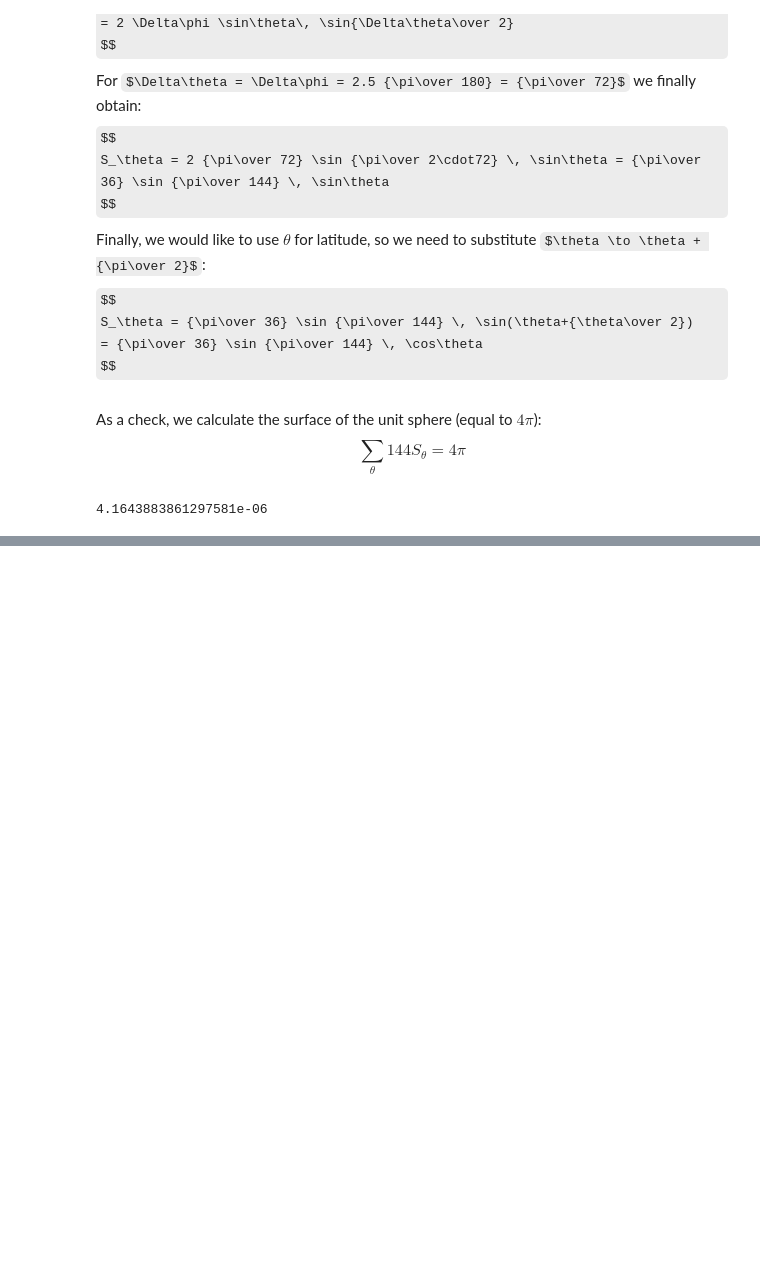
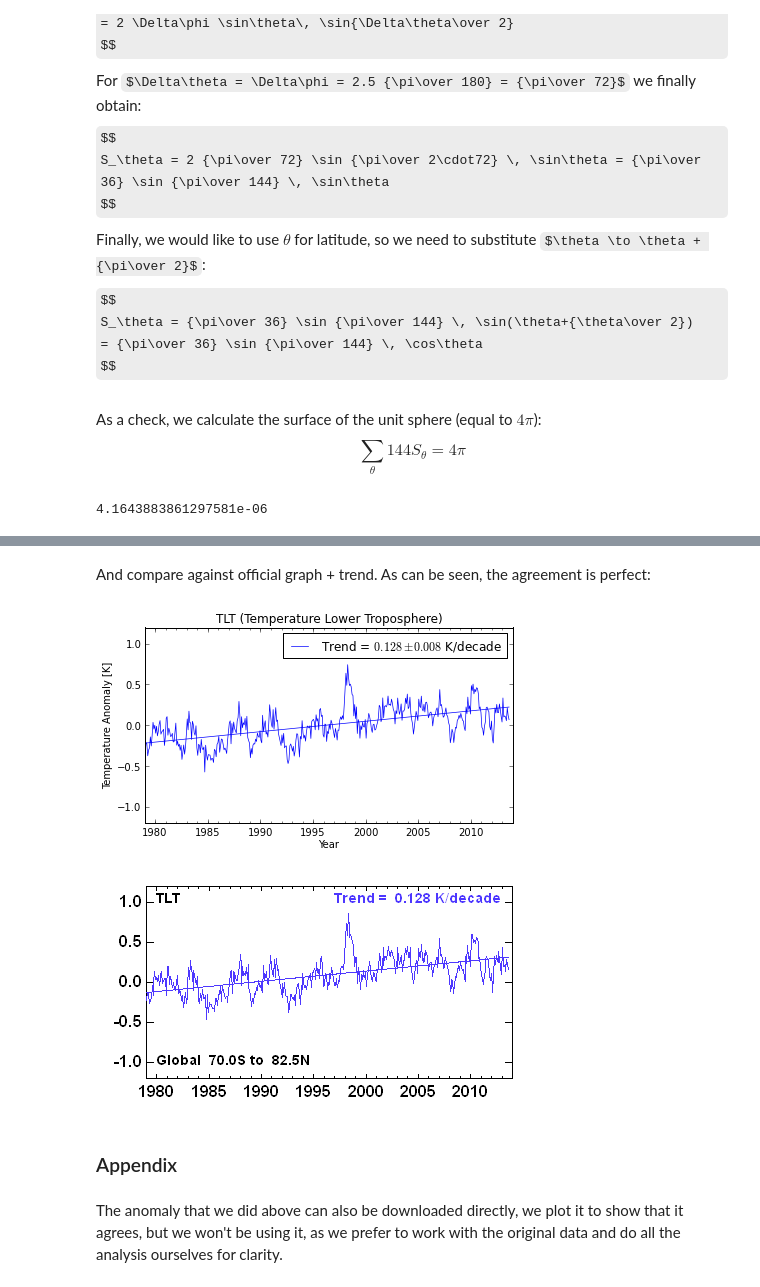
Before and after one commit to certik/climate, a Jupyter notebook: RSS.ipynb, the cells around one changed output, grey strips where cells are left out. Saved outputs shown, nothing was run; the diff lists cells and outputs as text; code cells hidden in the pictures; some formulas as TeX source; blank space fills up the shorter version.

```diff
--- a/RSS.ipynb
+++ b/RSS.ipynb
@@ -175,0 +190,4 @@ ylabel("T [C]")
+# %%
+Tanom = empty(Tavg.shape)
+for i in range(12):
+    Tanom[i::12] = Tavg[i::12] - average(Tavg[i::12])
@@ -175,0 +212,23 @@ ylabel("T [C]")
+# %% [markdown]
+And compare against official graph + trend. As can be seen, the agreement is perfect:
+# %%
+from matplotlib.ticker import MultipleLocator
+figure(figsize=(6.6, 3.5))
+plot(years, Tanom, "b-", lw=0.7)
+plot(years, a*(years-Y0)+b, "b-", lw=0.7, label="Trend = $%.3f \pm %.3f$ K/decade" % (a*10, adev*10))
+xlim([1979, 2014])
+ylim([-1.2, 1.2])
+gca().xaxis.set_minor_locator(MultipleLocator(1))
+legend()
+xlabel("Year")
+ylabel("Temperature Anomaly [K]")
+title("TLT (Temperature Lower Troposphere)")
+show()
+Image(url="http://www.remss.com/data/msu/graphics/TLT/plots/RSS_TS_channel_TLT_Global_Land_And_Sea_v03_3.png", embed=True)
+# %% [output]
+[figure, added]
+[figure, added]
+# %% [markdown]
+### Appendix
+# %% [markdown]
+The anomaly that we did above can also be downloaded directly, we plot it to show that it agrees, but we won't be using it, as we prefer to work with the original data and do all the analysis ourselves for clarity.
```
Also changed, not shown: parts of 13 cells of this notebook.
